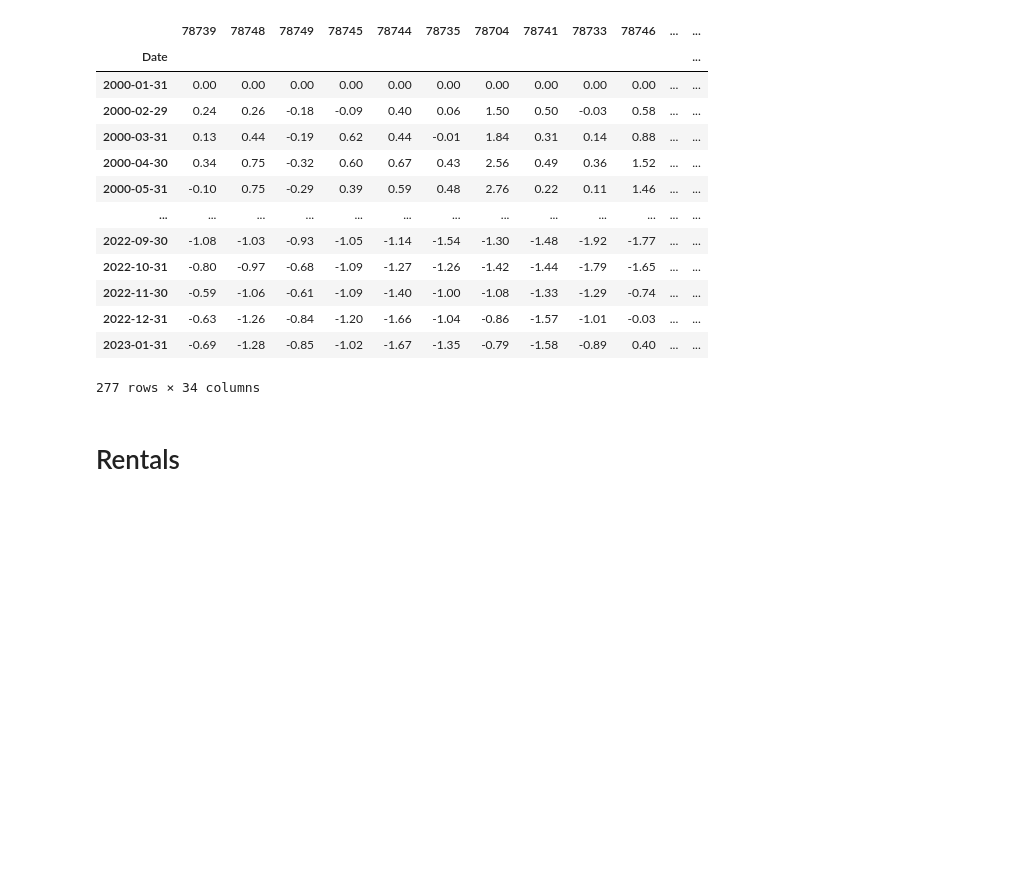
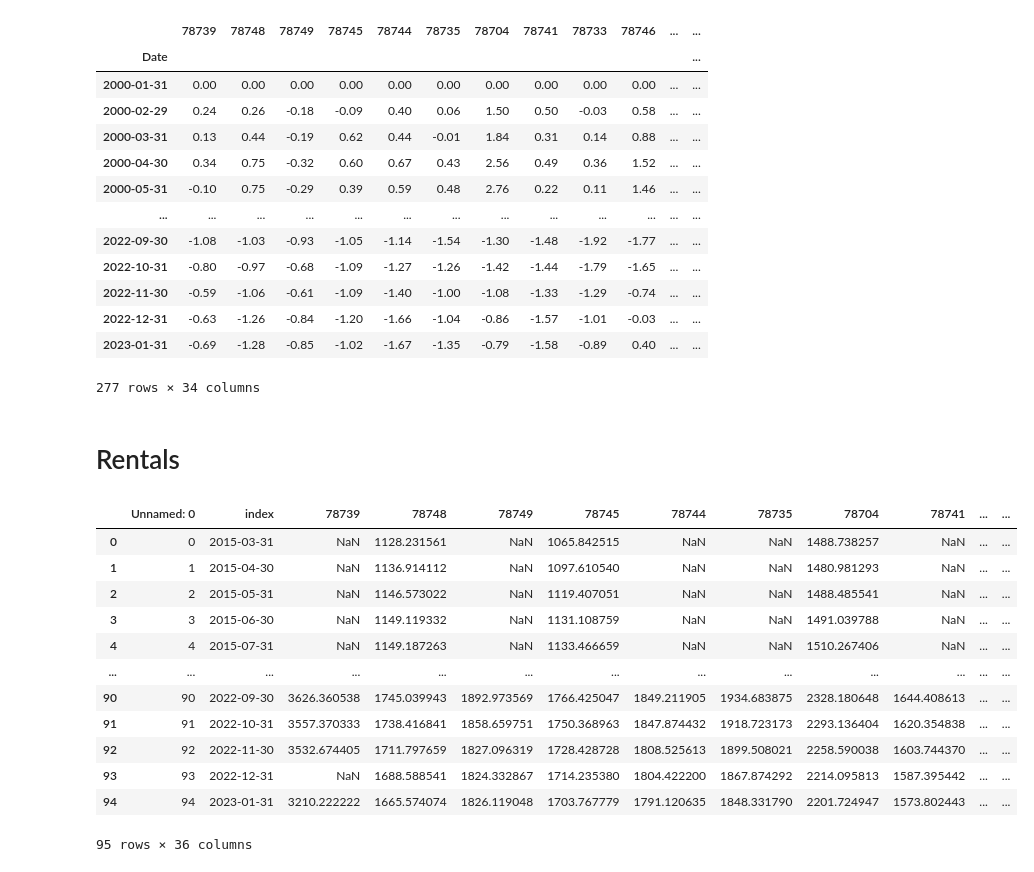
Before and after one commit to JenniferM-BShulyak/zillow_austin_housing_market, a Jupyter notebook: percentage_change_setup.ipynb, the cells around one changed output. Saved outputs shown, nothing was run; the diff lists cells and outputs as text; code cells hidden in the pictures; blank space fills up the shorter version.

Commit message:
Completed percent change for zestimates and rentals. Touch ups required.

```diff
--- a/percentage_change_setup.ipynb
+++ b/percentage_change_setup.ipynb
@@ -79,3 +79,20 @@ df_zestimate_changes
 277 rows × 34 columns
 # %% [markdown]
 # Rentals
+# %%
+rentals = pd.read_csv("Resources/rentals_over_time.csv")
+rentals
+# %% [output]
+|  | Unnamed: 0 | index | 78739 | 78748 | 78749 | 78745 | 78744 | 78735 | 78704 | 78741 | ... | ... |
+| 0 | 0 | 2015-03-31 | NaN | 1128.231561 | NaN | 1065.842515 | NaN | NaN | 1488.738257 | NaN | ... | ... |
+| 1 | 1 | 2015-04-30 | NaN | 1136.914112 | NaN | 1097.610540 | NaN | NaN | 1480.981293 | NaN | ... | ... |
+| 2 | 2 | 2015-05-31 | NaN | 1146.573022 | NaN | 1119.407051 | NaN | NaN | 1488.485541 | NaN | ... | ... |
+| 3 | 3 | 2015-06-30 | NaN | 1149.119332 | NaN | 1131.108759 | NaN | NaN | 1491.039788 | NaN | ... | ... |
+| 4 | 4 | 2015-07-31 | NaN | 1149.187263 | NaN | 1133.466659 | NaN | NaN | 1510.267406 | NaN | ... | ... |
+| ... | ... | ... | ... | ... | ... | ... | ... | ... | ... | ... | ... | ... |
+| 90 | 90 | 2022-09-30 | 3626.360538 | 1745.039943 | 1892.973569 | 1766.425047 | 1849.211905 | 1934.683875 | 2328.180648 | 1644.408613 | ... | ... |
+| 91 | 91 | 2022-10-31 | 3557.370333 | 1738.416841 | 1858.659751 | 1750.368963 | 1847.874432 | 1918.723173 | 2293.136404 | 1620.354838 | ... | ... |
+| 92 | 92 | 2022-11-30 | 3532.674405 | 1711.797659 | 1827.096319 | 1728.428728 | 1808.525613 | 1899.508021 | 2258.590038 | 1603.744370 | ... | ... |
+| 93 | 93 | 2022-12-31 | NaN | 1688.588541 | 1824.332867 | 1714.235380 | 1804.422200 | 1867.874292 | 2214.095813 | 1587.395442 | ... | ... |
+| 94 | 94 | 2023-01-31 | 3210.222222 | 1665.574074 | 1826.119048 | 1703.767779 | 1791.120635 | 1848.331790 | 2201.724947 | 1573.802443 | ... | ... |
+95 rows × 36 columns
```
Also changed, not shown: parts of 3 cells of this notebook.
